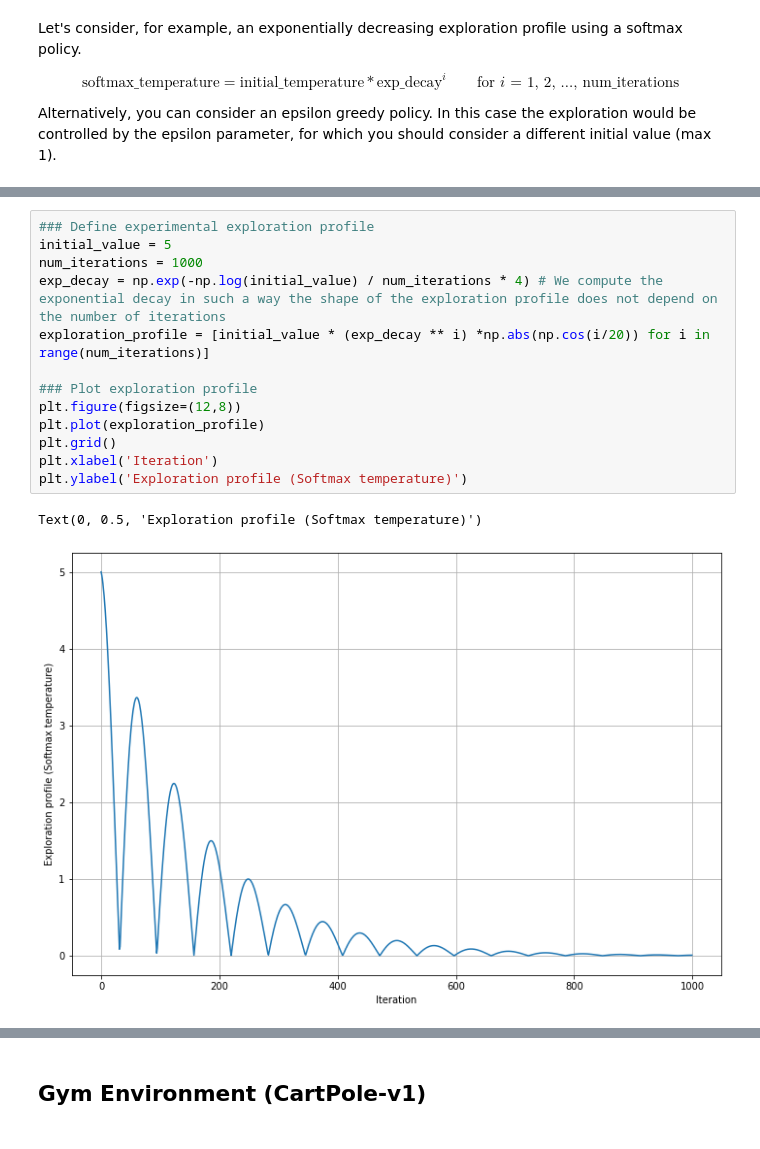
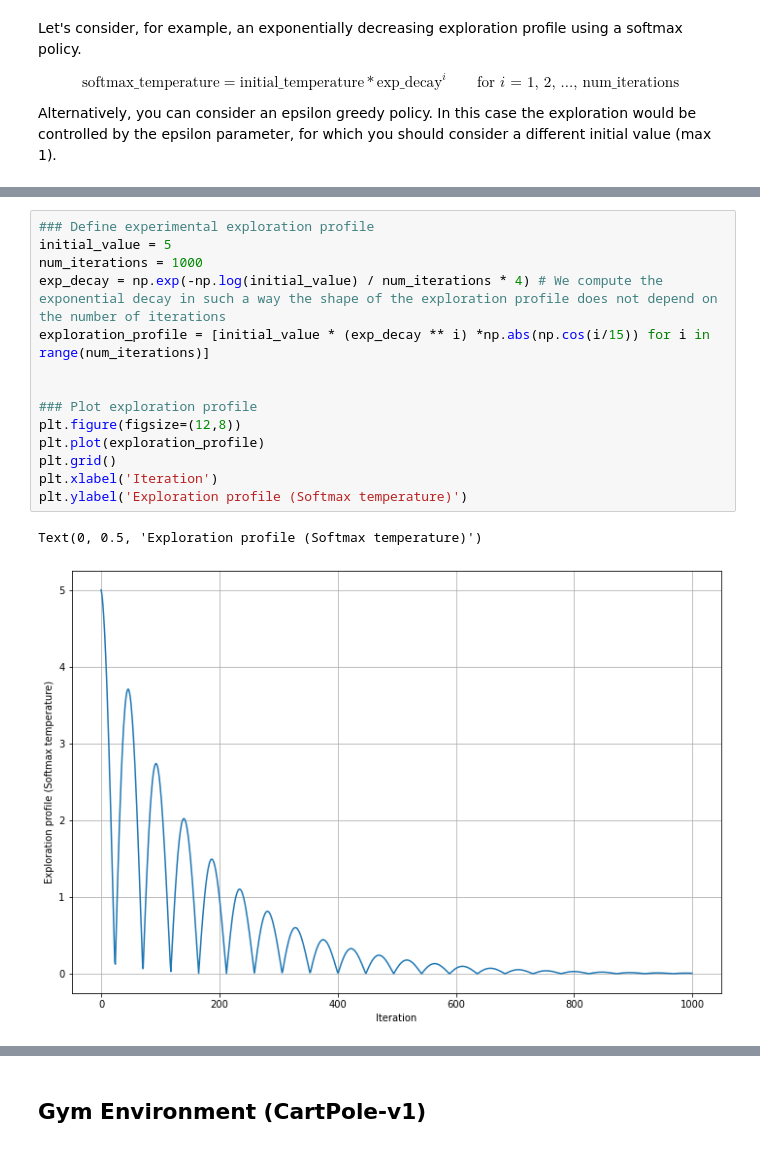
Before and after one commit to DanieleFoscarin/NNDL_hw3, a Jupyter notebook: nndl_2020__homework_3.ipynb, the cells around one changed output, grey strips where cells are left out. Saved outputs shown, nothing was run; the diff lists cells and outputs as text.

Commit message:
another well performing cosine exploration profile

```diff
--- a/nndl_2020__homework_3.ipynb
+++ b/nndl_2020__homework_3.ipynb
@@ -356,16 +356,17 @@ Text(0, 0.5, 'Exploration profile (Softmax temperature)')
 # %%
 ### Define experimental exploration profile
 initial_value = 5
 num_iterations = 1000
 exp_decay = np.exp(-np.log(initial_value) / num_iterations * 4) # We compute the exponential decay in such a way the shape of the exploration profile does not depend on the number of iterations
-exploration_profile = [initial_value * (exp_decay ** i) *np.abs(np.cos(i/20)) for i in range(num_iterations)]
+exploration_profile = [initial_value * (exp_decay ** i) *np.abs(np.cos(i/15)) for i in range(num_iterations)]
+
 
 ### Plot exploration profile
 plt.figure(figsize=(12,8))
 plt.plot(exploration_profile)
 plt.grid()
 plt.xlabel('Iteration')
 plt.ylabel('Exploration profile (Softmax temperature)')
 # %% [output]
 Text(0, 0.5, 'Exploration profile (Softmax temperature)')
-[figure, old version]
+[figure, new version]
```
Also changed, not shown: parts of 13 cells of this notebook.
